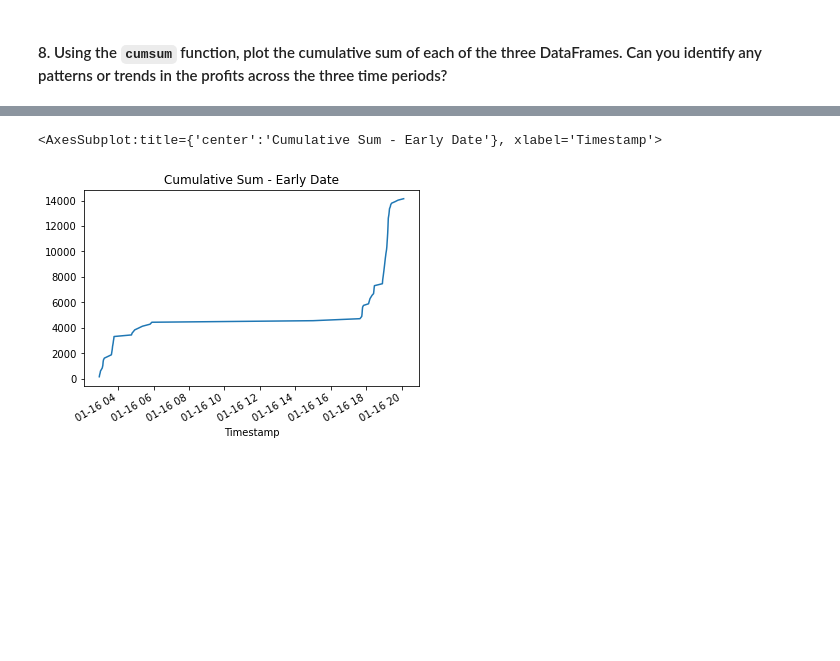
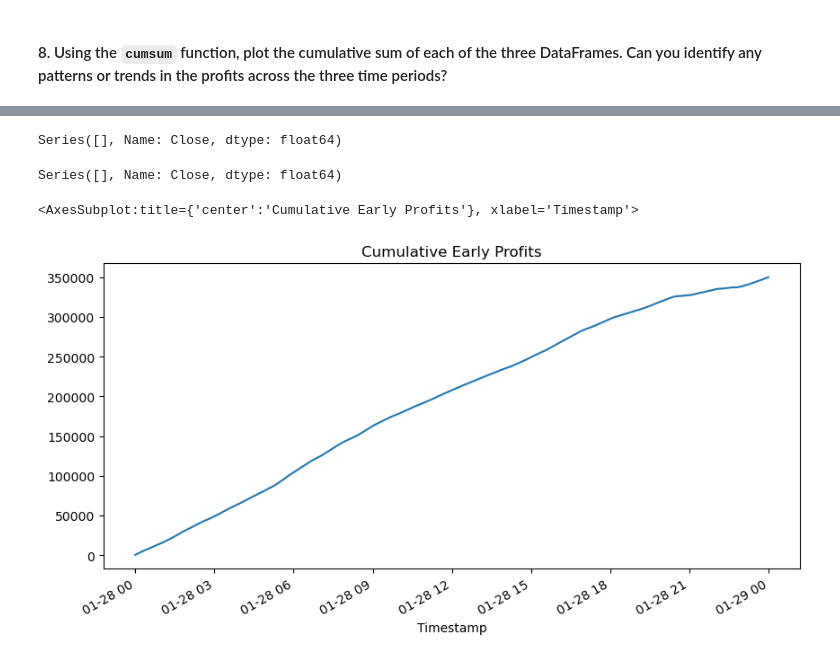
Before and after one commit to 0zzyt3ch/FinTech-Projects, a Jupyter notebook: Module3 Challenge/crypto_arbitrage/crypto_arbitrage.ipynb, the cells around one changed output, grey strips where cells are left out. Drawn from its saved outputs; the diff is of its cells as text; code cells hidden in the pictures; blank space fills up the shorter version.

```diff
--- a/Module3 Challenge/crypto_arbitrage/crypto_arbitrage.ipynb
+++ b/Module3 Challenge/crypto_arbitrage/crypto_arbitrage.ipynb
@@ -523,12 +633,12 @@ Name: Close, dtype: float64
 # %%
 # For the date early in the dataset, calculate the potential profit per trade in dollars
 # Multiply the profitable trades by the cost of the Bitcoin that was purchased
-profit_early = # YOUR CODE HERE
+profit_per_trade_early = profitable_trades_early * coinbase_df['Close'].loc['2018-01-28']
 
 # Drop any missing values from the profit DataFrame
-profit_per_trade_early = # YOUR CODE HERE
+profit_per_trade_early = profit_early.dropna()
 
 # View the early profit DataFrame
-# YOUR CODE HERE
+profit_per_trade_early
 # %% [output]
 Timestamp
@@ -576,4 +761,5 @@ Name: Close, dtype: float64
 #### 8. Using the `cumsum` function, plot the cumulative sum of each of the three DataFrames. Can you identify any patterns or trends in the profits across the three time periods?
 # %%
 # Use the cumsum function to calculate the cumulative profits over time for the early profit per trade DataFrame
-cumulative_profit_early = # YOUR CODE HERE
+cumulative_profit_early = profit_per_trade_early.cumsum()
+cumulative_profit_early
@@ -580,6 +780,18 @@ cumulative_profit_early = # YOUR CODE HERE
+# %%
+# Use the cumsum function to calculate the cumulative profits over time for the early profit per trade DataFrame
+cumulative_profit_middle = profit_per_trade_middle.cumsum()
+cumulative_profit_middle
+# %% [output]
+Series([], Name: Close, dtype: float64)
+# %%
+# Use the cumsum function to calculate the cumulative profits over time for the early profit per trade DataFrame
+cumulative_profit_late = profit_per_trade_late.cumsum()
+cumulative_profit_late
+# %% [output]
+Series([], Name: Close, dtype: float64)
 # %%
 # Plot the cumulative sum of profits for the early profit per trade DataFrame
-# YOUR CODE HERE
+cumulative_profit_early.plot(figsize=(10,5), title="Cumulative Early Profits")
 # %% [output]
-<AxesSubplot:title={'center':'Cumulative Sum - Early Date'}, xlabel='Timestamp'>
+<AxesSubplot:title={'center':'Cumulative Early Profits'}, xlabel='Timestamp'>
-[figure, old version]
+[figure, new version]
```
Also changed, not shown: parts of 30 cells of this notebook, 2 other files.
